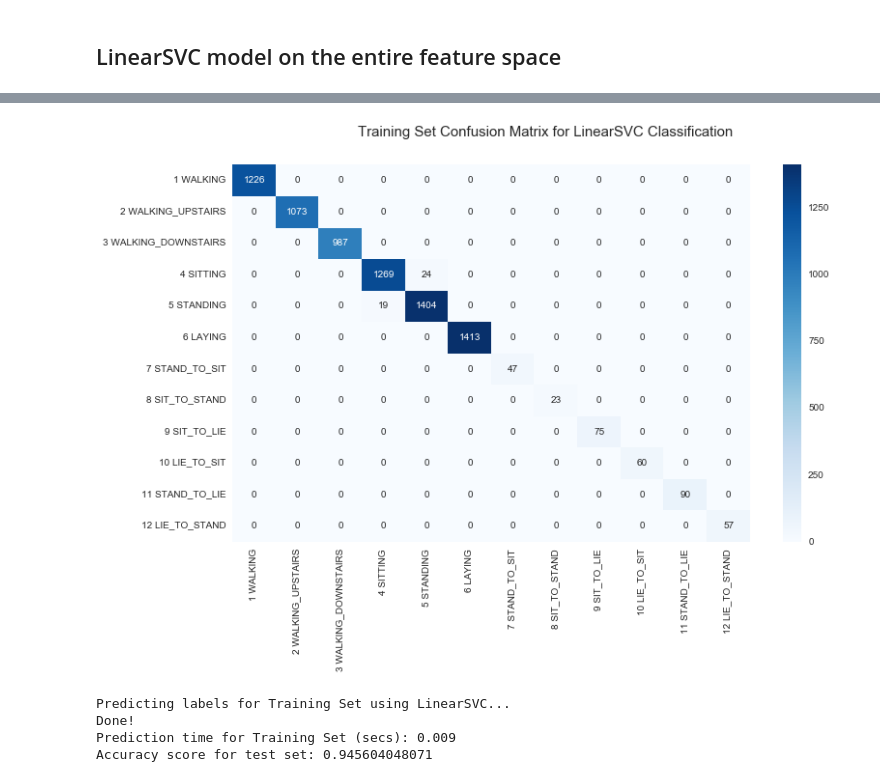
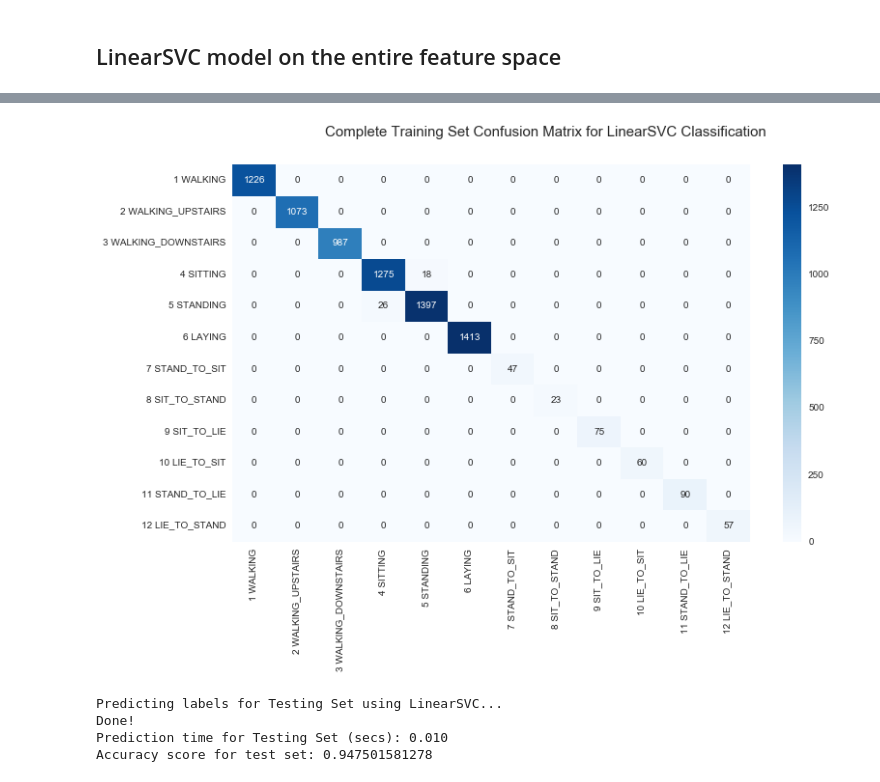
Before and after one commit to todddangerfarr/mlnd-p5-capstone-wearables-activity-tracking, a Jupyter notebook: human-activities-and-postural-transitions.ipynb, the cells around one changed output, grey strips where cells are left out. Cells and saved outputs as stored; diff of their text form; code cells hidden in the pictures.

```diff
--- a/human-activities-and-postural-transitions.ipynb
+++ b/human-activities-and-postural-transitions.ipynb
@@ -478,26 +565,26 @@ Accuracy score for training set: 0.99446375692
 # %%
 # Training Set Confusion Matrix
 plt.figure(figsize=(12, 7))
 
 # plot
 sns.heatmap(train_confusion_matrix, annot=True, fmt='g', cmap='Blues')
 
 # labels and titles
-plt.suptitle('Training Set Confusion Matrix for LinearSVC Classification', fontsize=15)
+plt.suptitle('Complete Training Set Confusion Matrix for LinearSVC Classification', fontsize=15)
 plt.xticks([(x + 0.5) for x in range(12)], activites, rotation=90)
 plt.yticks([(x + 0.5) for x in range(12)], activites[::-1], rotation=0)
 
 plt.show()
 # %% [output]
-[figure, old version]
+[figure, new version]
 # %%
-test_accuracy_score, test_confusion_matrix = predict_labels(clf, X_test, y_test)
+test_accuracy_score, test_confusion_matrix = predict_labels(clf, X_test, y_test, False)
 print ("Accuracy score for test set: {}".format(test_accuracy_score))
 # %% [output]
-Predicting labels for Training Set using LinearSVC...
+Predicting labels for Testing Set using LinearSVC...
 Done!
-Prediction time for Training Set (secs): 0.009
-Accuracy score for test set: 0.945604048071
+Prediction time for Testing Set (secs): 0.010
+Accuracy score for test set: 0.947501581278
 # %%
 # Test Confusion Matrix Plot
 plt.figure(figsize=(12, 7))
```
Also changed, not shown: parts of 41 cells of this notebook, 15 other files.
